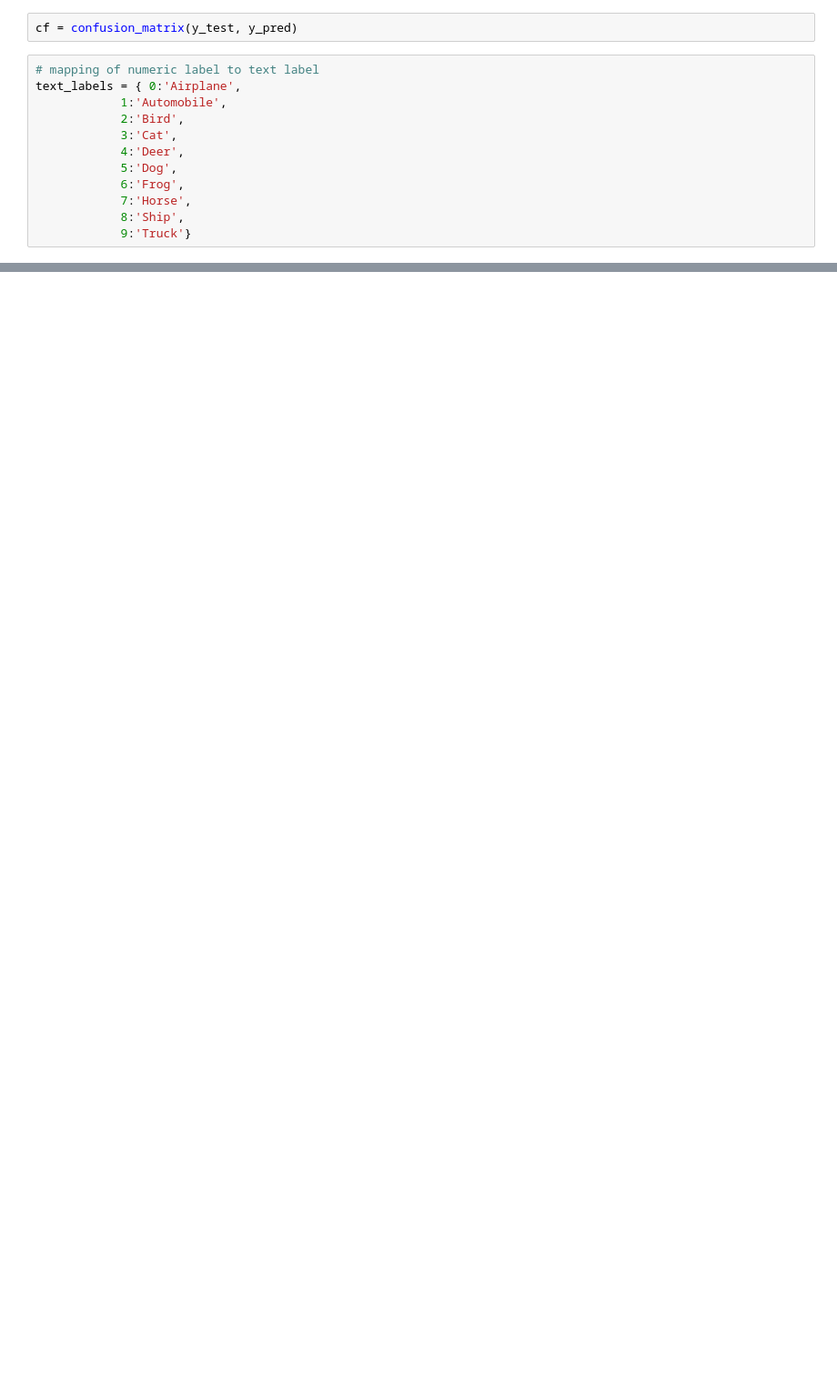
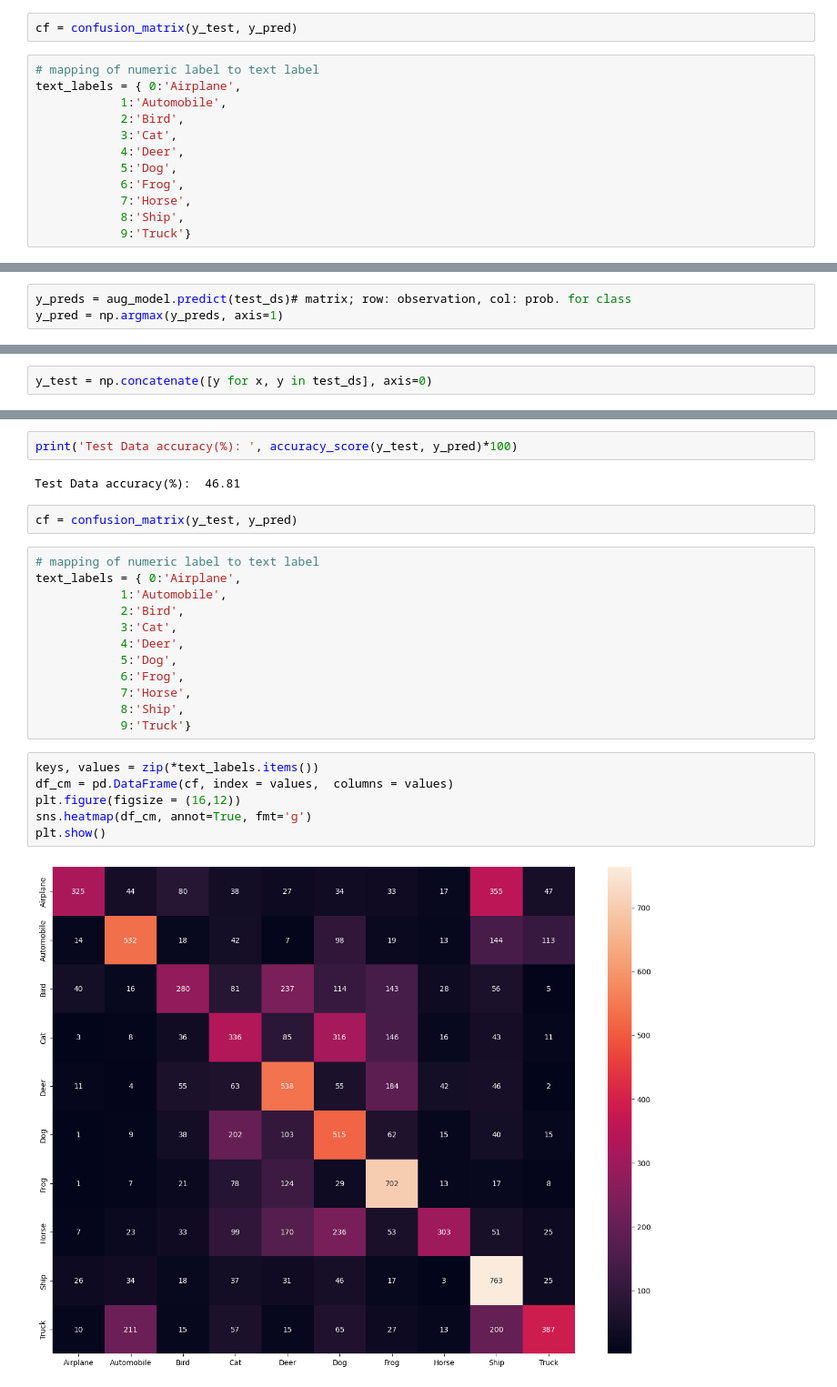
Before and after one commit to Sejmou/ml-ex3, a Jupyter notebook: notebooks/AlexNet_CIFAR-10.ipynb, the cells around one changed output, grey strips where cells are left out. Shown at 91% size. Saved outputs shown, nothing was run; the diff lists cells and outputs as text; blank space fills up the shorter version.

```diff
--- a/notebooks/AlexNet_CIFAR-10.ipynb
+++ b/notebooks/AlexNet_CIFAR-10.ipynb
@@ -461,0 +521,3 @@ print(classification_report(y_test, y_pred, labels=keys, target_names=values))
+# %%
+y_preds = aug_model.predict(test_ds)# matrix; row: observation, col: prob. for class
+y_pred = np.argmax(y_preds, axis=1)
@@ -461,0 +528,2 @@ print(classification_report(y_test, y_pred, labels=keys, target_names=values))
+# %%
+y_test = np.concatenate([y for x, y in test_ds], axis=0)
@@ -461,0 +534,26 @@ print(classification_report(y_test, y_pred, labels=keys, target_names=values))
+# %%
+print('Test Data accuracy(%): ', accuracy_score(y_test, y_pred)*100)
+# %% [output]
+Test Data accuracy(%):  46.81
+# %%
+cf = confusion_matrix(y_test, y_pred)
+# %%
+# mapping of numeric label to text label
+text_labels = { 0:'Airplane',
+            1:'Automobile',
+            2:'Bird',
+            3:'Cat',
+            4:'Deer',
+            5:'Dog',
+            6:'Frog',
+            7:'Horse',
+            8:'Ship',
+            9:'Truck'}
+# %%
+keys, values = zip(*text_labels.items())
+df_cm = pd.DataFrame(cf, index = values,  columns = values)
+plt.figure(figsize = (16,12))
+sns.heatmap(df_cm, annot=True, fmt='g')
+plt.show()
+# %% [output]
+[figure, added]
```
Also changed, not shown: parts of 37 cells of this notebook, 1 other file.
